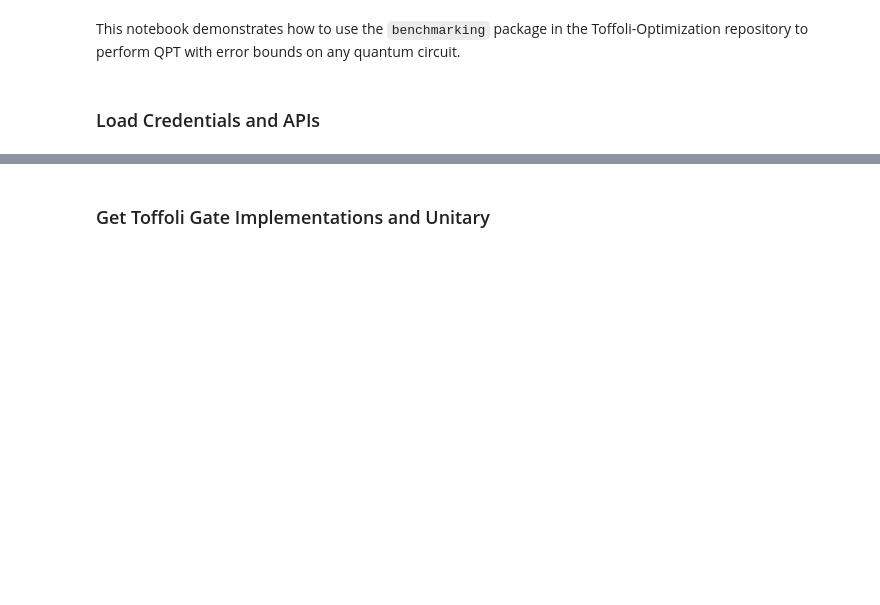
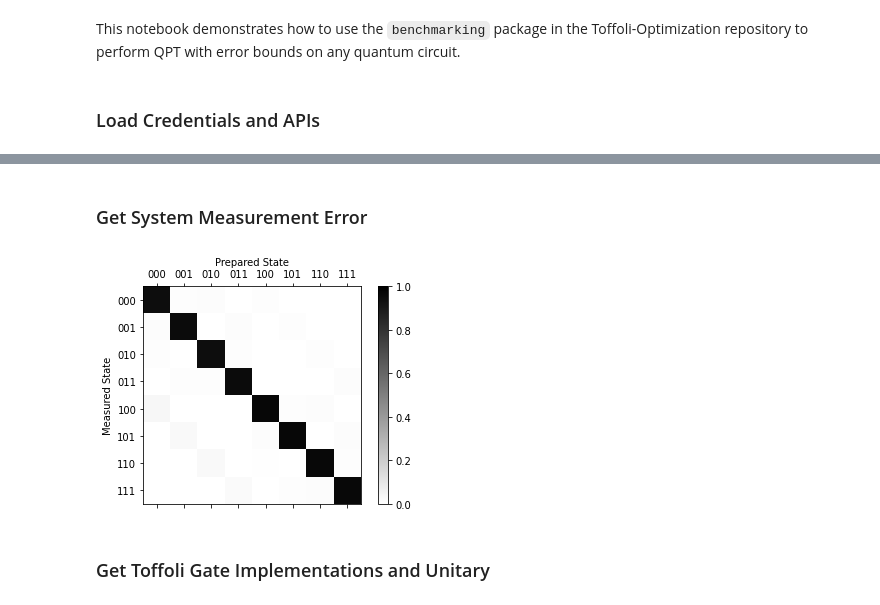
Before and after one commit to maxaksel/Toffoli-Optimization, a Jupyter notebook: examples/Benchmarking Example.ipynb, the cells around one changed output, grey strips where cells are left out. Drawn from its saved outputs; the diff is of its cells as text; code cells hidden in the pictures; blank space fills up the shorter version.

```diff
--- a/examples/Benchmarking Example.ipynb
+++ b/examples/Benchmarking Example.ipynb
@@ -23 +28,3 @@ ss_api_key = "ya29.A0ARrdaM-If8z025dOjb7c5IjnWkp4OtiXkSWASmtad69KOjYl3PIiMiY5bb6
 ss_host = ""  # not necessary
+# %% [markdown]
+### Get System Measurement Error
@@ -23,0 +34,12 @@ ss_host = ""  # not necessary
+# %%
+# meas_cal_job = execute(meas_calibs, backend=backend, optimization_level=0, shots=8192)  # uncomment to run
+# print(meas_cal_job.job_id())
+meas_cal_job = meas_cal_job = backend.retrieve_job('6230082e314f79ab0520c03d') # calibration data
+# %%
+cal_results = meas_cal_job.result()
+# %%
+meas_fitter = TensoredMeasFitter(cal_results, mit_pattern=[[0, 1, 3]])
+# %%
+meas_fitter.plot_calibration(0)
+# %% [output]
+[figure, added]
```
Also changed, not shown: parts of 20 cells of this notebook, 16 other files.
